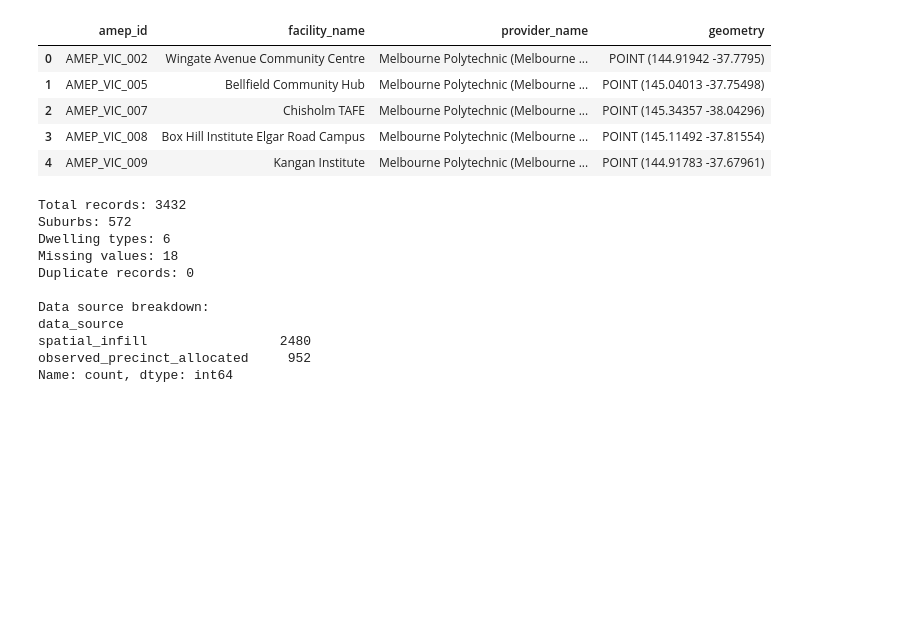
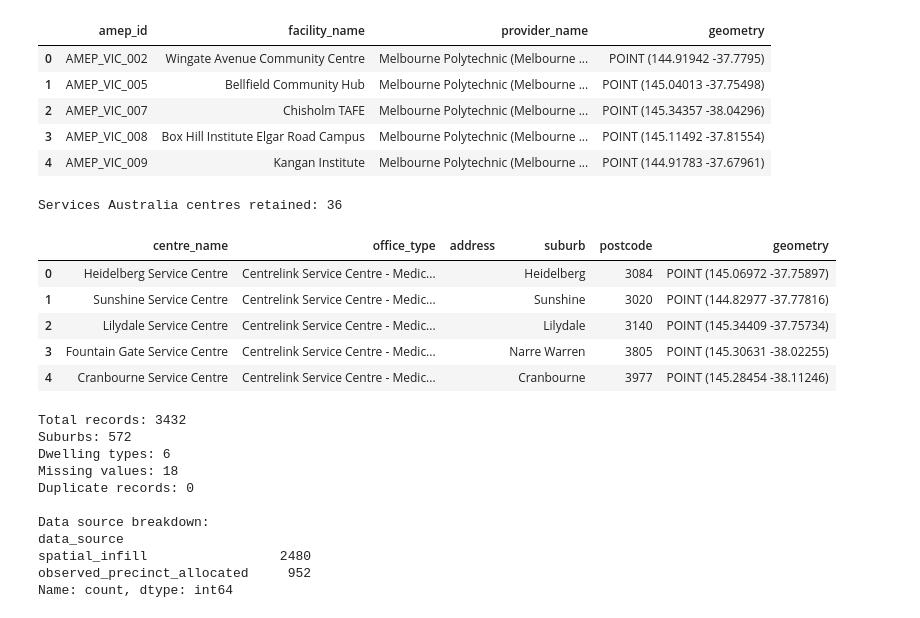
Before and after one commit to team-c-new-roots/new-roots, a Jupyter notebook: pipeline/Scripts/New_Roots_Data_Pipeline.ipynb, the cells around one changed output. Saved outputs shown, nothing was run; the diff lists cells and outputs as text; code cells hidden in the pictures; blank space fills up the shorter version.

```diff
--- a/pipeline/Scripts/New_Roots_Data_Pipeline.ipynb
+++ b/pipeline/Scripts/New_Roots_Data_Pipeline.ipynb
@@ -989,6 +1020,39 @@ AMEP locations retained: 126
 | 2 | AMEP_VIC_007 | Chisholm TAFE | Melbourne Polytechnic (Melbourne ... | POINT (145.34357 -38.04296) |
 | 3 | AMEP_VIC_008 | Box Hill Institute Elgar Road Campus | Melbourne Polytechnic (Melbourne ... | POINT (145.11492 -37.81554) |
 | 4 | AMEP_VIC_009 | Kangan Institute | Melbourne Polytechnic (Melbourne ... | POINT (144.91783 -37.67961) |
+# %%
+# 12 - Services Australia service centres
+
+services_australia = ds_12.copy()
+
+# Ensure coordinates are numeric and valid
+services_australia["latitude"] = pd.to_numeric(services_australia["latitude"], errors="coerce")
+services_australia["longitude"] = pd.to_numeric(services_australia["longitude"], errors="coerce")
+services_australia = services_australia[services_australia["latitude"].between(-90, 90) & services_australia["longitude"].between(-180, 180)].copy()
+
+# Create spatial points
+services_australia = gpd.GeoDataFrame(services_australia, geometry=gpd.points_from_xy(services_australia["longitude"], services_australia["latitude"]), crs=4326).to_crs(7855)
+
+# Restrict to New Roots application geography
+services_australia = services_australia[services_australia.intersects(melbourne_shape)].copy()
+
+# Standardise output (centre names are unique, so they act as the ID)
+services_australia_centres = services_australia.rename(columns={"name": "centre_name", "office_typ": "office_type", "address1": "address"})[["centre_name", "office_type", "address", "suburb", "postcode", "geometry"]].drop_duplicates(subset="centre_name")
+
+services_australia_centres["address"] = services_australia_centres["address"].str.strip()
+
+services_australia_centres = services_australia_centres.to_crs(4326).reset_index(drop=True)
+
+print("Services Australia centres retained:", len(services_australia_centres))
+display(services_australia_centres.head())
+# %% [output]
+Services Australia centres retained: 36
+|  | centre_name | office_type | address | suburb | postcode | geometry |
+| 0 | Heidelberg Service Centre | Centrelink Service Centre - Medic... |  | Heidelberg | 3084 | POINT (145.06972 -37.75897) |
+| 1 | Sunshine Service Centre | Centrelink Service Centre - Medic... |  | Sunshine | 3020 | POINT (144.82977 -37.77816) |
+| 2 | Lilydale Service Centre | Centrelink Service Centre - Medic... |  | Lilydale | 3140 | POINT (145.34409 -37.75734) |
+| 3 | Fountain Gate Service Centre | Centrelink Service Centre - Medic... |  | Narre Warren | 3805 | POINT (145.30631 -38.02255) |
+| 4 | Cranbourne Service Centre | Centrelink Service Centre - Medic... |  | Cranbourne | 3977 | POINT (145.28454 -38.11246) |
 # %%
 # Check rental availability and spatial infill
 
```
Also changed, not shown: parts of 9 cells of this notebook, 1 other file.
